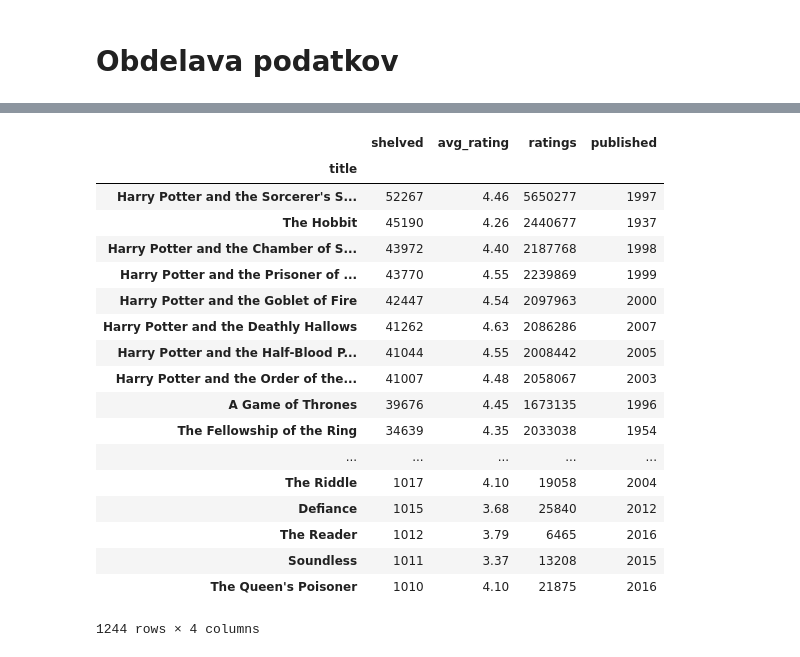
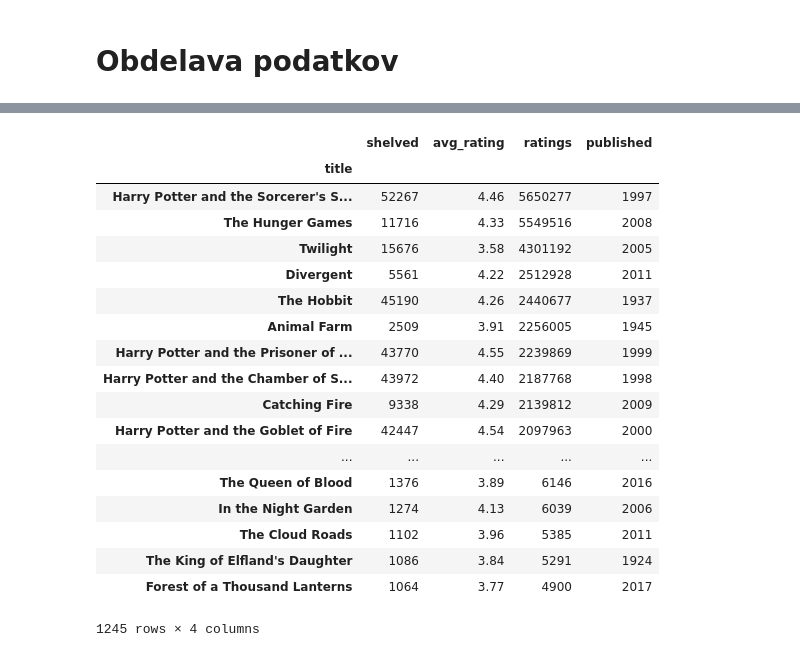
Before and after one commit to nikerzetic/programiranje-1-projektna-naloga, a Jupyter notebook: data_analysis.ipynb, the cells around one changed output, grey strips where cells are left out. Cells and saved outputs as stored; diff of their text form; code cells hidden in the pictures.

```diff
--- a/data_analysis.ipynb
+++ b/data_analysis.ipynb
@@ -9,22 +33,22 @@ pd.options.display.max_rows = 20
 # %%
-knjige.sort_values('shelved', ascending=False)
+knjige.sort_values('ratings', ascending=False)
 # %% [output]
 |  | shelved | avg_rating | ratings | published |
 | title |  |  |  |  |
 | Harry Potter and the Sorcerer's S... | 52267 | 4.46 | 5650277 | 1997 |
+| The Hunger Games | 11716 | 4.33 | 5549516 | 2008 |
+| Twilight | 15676 | 3.58 | 4301192 | 2005 |
+| Divergent | 5561 | 4.22 | 2512928 | 2011 |
 | The Hobbit | 45190 | 4.26 | 2440677 | 1937 |
+| Animal Farm | 2509 | 3.91 | 2256005 | 1945 |
+| Harry Potter and the Prisoner of ... | 43770 | 4.55 | 2239869 | 1999 |
 | Harry Potter and the Chamber of S... | 43972 | 4.40 | 2187768 | 1998 |
-| Harry Potter and the Prisoner of ... | 43770 | 4.55 | 2239869 | 1999 |
+| Catching Fire | 9338 | 4.29 | 2139812 | 2009 |
 | Harry Potter and the Goblet of Fire | 42447 | 4.54 | 2097963 | 2000 |
-| Harry Potter and the Deathly Hallows | 41262 | 4.63 | 2086286 | 2007 |
-| Harry Potter and the Half-Blood P... | 41044 | 4.55 | 2008442 | 2005 |
-| Harry Potter and the Order of the... | 41007 | 4.48 | 2058067 | 2003 |
-| A Game of Thrones | 39676 | 4.45 | 1673135 | 1996 |
-| The Fellowship of the Ring | 34639 | 4.35 | 2033038 | 1954 |
 | ... | ... | ... | ... | ... |
-| The Riddle | 1017 | 4.10 | 19058 | 2004 |
-| Defiance | 1015 | 3.68 | 25840 | 2012 |
-| The Reader | 1012 | 3.79 | 6465 | 2016 |
-| Soundless | 1011 | 3.37 | 13208 | 2015 |
-| The Queen's Poisoner | 1010 | 4.10 | 21875 | 2016 |
+| The Queen of Blood | 1376 | 3.89 | 6146 | 2016 |
+| In the Night Garden | 1274 | 4.13 | 6039 | 2006 |
+| The Cloud Roads | 1102 | 3.96 | 5385 | 2011 |
+| The King of Elfland's Daughter | 1086 | 3.84 | 5291 | 1924 |
+| Forest of a Thousand Lanterns | 1064 | 3.77 | 4900 | 2017 |
-1244 rows × 4 columns
+1245 rows × 4 columns
```
Also changed, not shown: parts of 31 cells of this notebook, 7 other files.
